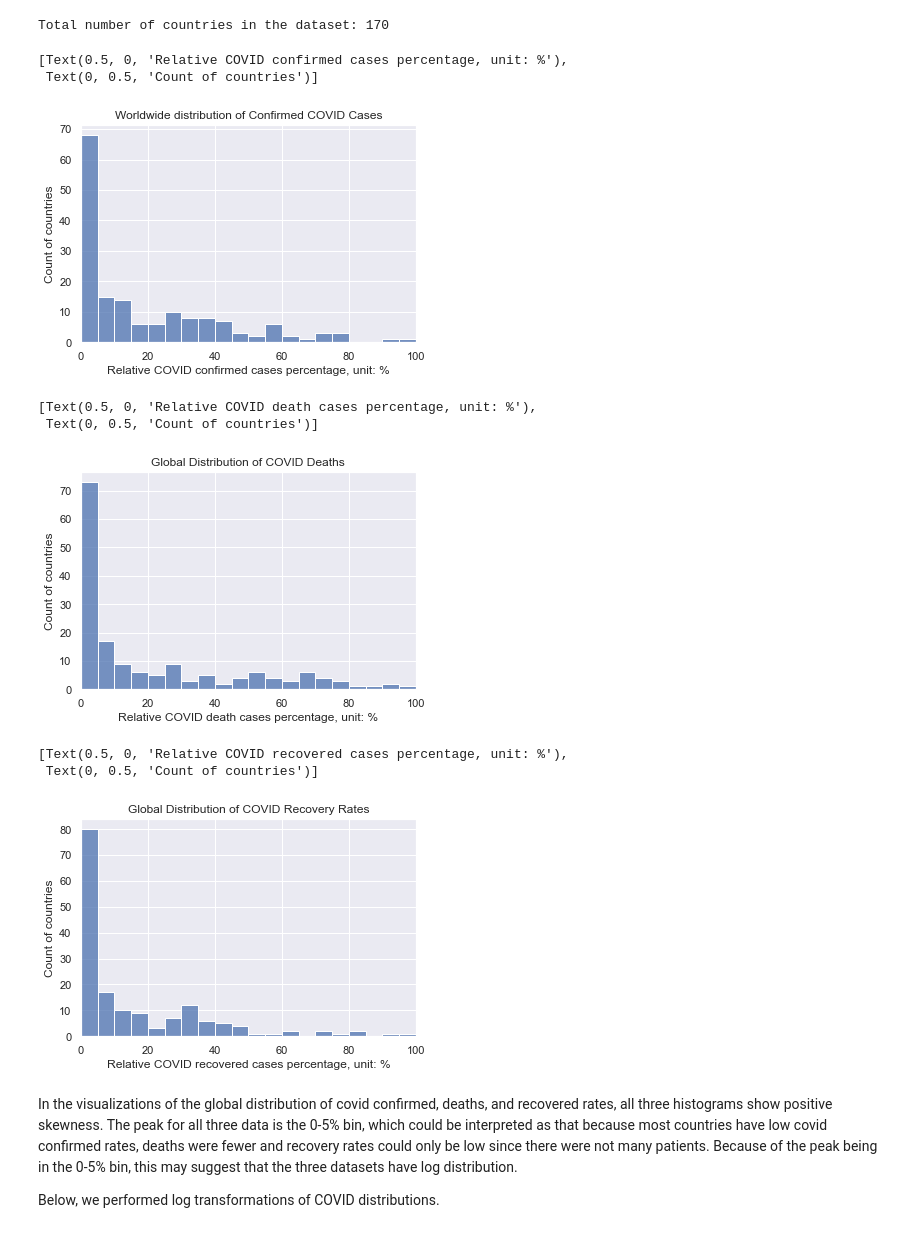
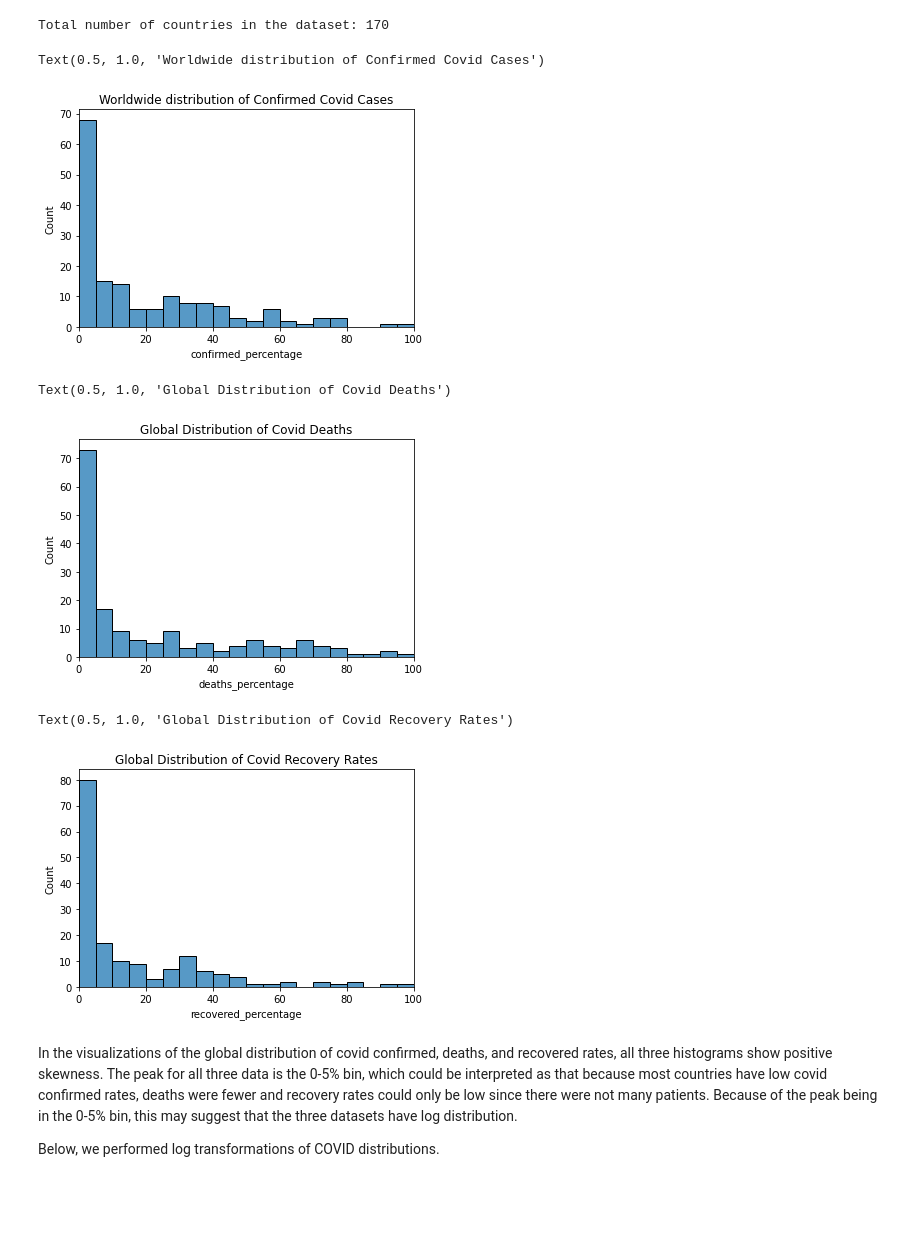
Before and after one commit to chwheo/cogs108-final-project, a Jupyter notebook: FinalProjectGroup061Sp22.ipynb, the cells around one changed output. Cells and saved outputs as stored; diff of their text form; code cells hidden in the pictures; blank space fills up the shorter version.

```diff
--- a/FinalProjectGroup061Sp22.ipynb
+++ b/FinalProjectGroup061Sp22.ipynb
@@ -386,9 +386,7 @@ Minimum Recovered Value: 0.0
 * `y` : count of countries that fall under the percentage range bin
 # %%
 # fat intake distribution worldwide
-sns.set()
 fig1 = sns.histplot(x='fat_percentage', data=df_relative_percentage, stat='count', bins=20)
 fig1.set(xlim=(0, 100))
 fig1.set_title('Global distribution of Fat intake')
-fig1.set(xlabel='Relative fat intake percentage, unit: %', ylabel='Count of countries')
 # %% [output]
@@ -429,34 +422,28 @@ Total number of countries in the dataset: 170
 # %%
 # covid confirmed cases distribution worldwide
 # observed a strong right skew, performing a log transformation
 fig4 = sns.histplot(x='confirmed_percentage', data=df_relative_percentage, stat='count', bins=20)
 fig4.set(xlim=(0, 100))
-fig4.set_title('Worldwide distribution of Confirmed COVID Cases')
-fig4.set(xlabel='Relative COVID confirmed cases percentage, unit: %', ylabel='Count of countries')
+fig4.set_title('Worldwide distribution of Confirmed Covid Cases')
 # %% [output]
-[Text(0.5, 0, 'Relative COVID confirmed cases percentage, unit: %'),
- Text(0, 0.5, 'Count of countries')]
+Text(0.5, 1.0, 'Worldwide distribution of Confirmed Covid Cases')
-[figure, old version]
+[figure, new version]
 # %%
 # covid deaths cases distribution worldwide
 fig5 = sns.histplot(x='deaths_percentage', data=df_relative_percentage, stat='count', bins=20)
 fig5.set(xlim=(0, 100))
-fig5.set_title('Global Distribution of COVID Deaths')
-fig5.set(xlabel='Relative COVID death cases percentage, unit: %', ylabel='Count of countries')
+fig5.set_title('Global Distribution of Covid Deaths')
 # %% [output]
-[Text(0.5, 0, 'Relative COVID death cases percentage, unit: %'),
- Text(0, 0.5, 'Count of countries')]
+Text(0.5, 1.0, 'Global Distribution of Covid Deaths')
-[figure, old version]
+[figure, new version]
 # %%
 # covid recovered cases distribution worldwide
 fig6 = sns.histplot(x='recovered_percentage', data=df_relative_percentage, stat='count', bins=20)
 fig6.set(xlim=(0, 100))
-fig6.set_title('Global Distribution of COVID Recovery Rates')
-fig6.set(xlabel='Relative COVID recovered cases percentage, unit: %', ylabel='Count of countries')
+fig6.set_title('Global Distribution of Covid Recovery Rates')
 # %% [output]
-[Text(0.5, 0, 'Relative COVID recovered cases percentage, unit: %'),
- Text(0, 0.5, 'Count of countries')]
+Text(0.5, 1.0, 'Global Distribution of Covid Recovery Rates')
-[figure, old version]
+[figure, new version]
 # %% [markdown]
 In the visualizations of the global distribution of covid confirmed, deaths, and recovered rates, all three histograms show positive skewness. The peak for all three data is the 0-5% bin, which could be interpreted as that because most countries have low covid confirmed rates, deaths were fewer and recovery rates could only be low since there were not many patients. Because of the peak being in the 0-5% bin, this may suggest that the three datasets have log distribution.
 
```
Also changed, not shown: parts of 33 cells of this notebook.
